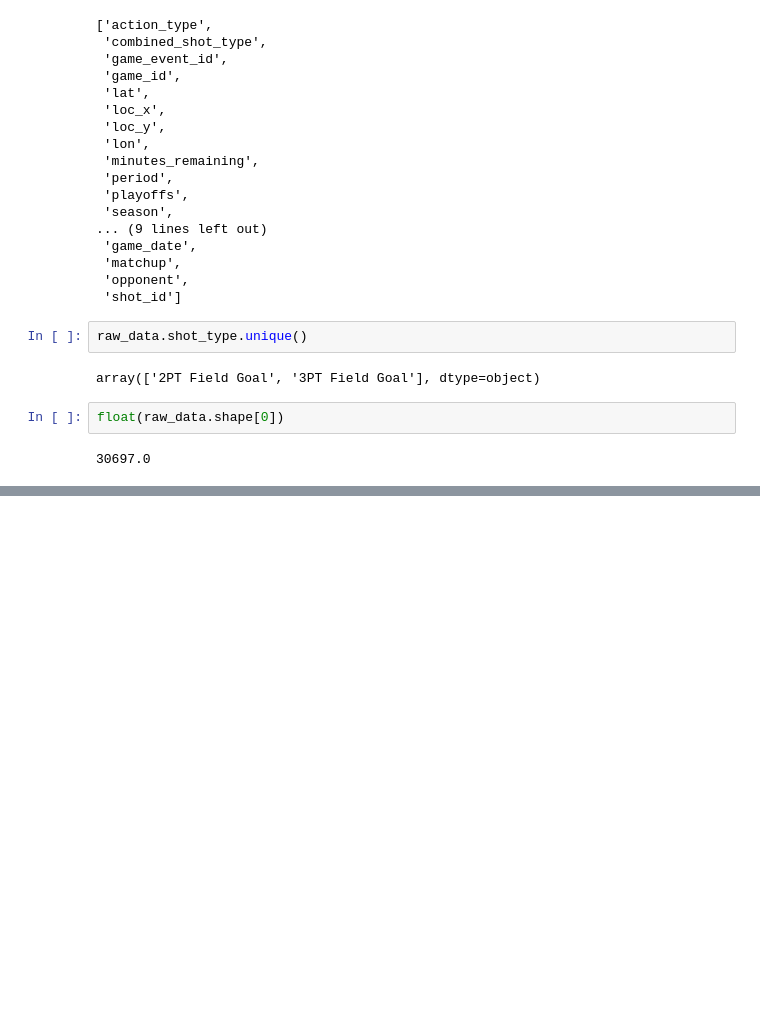
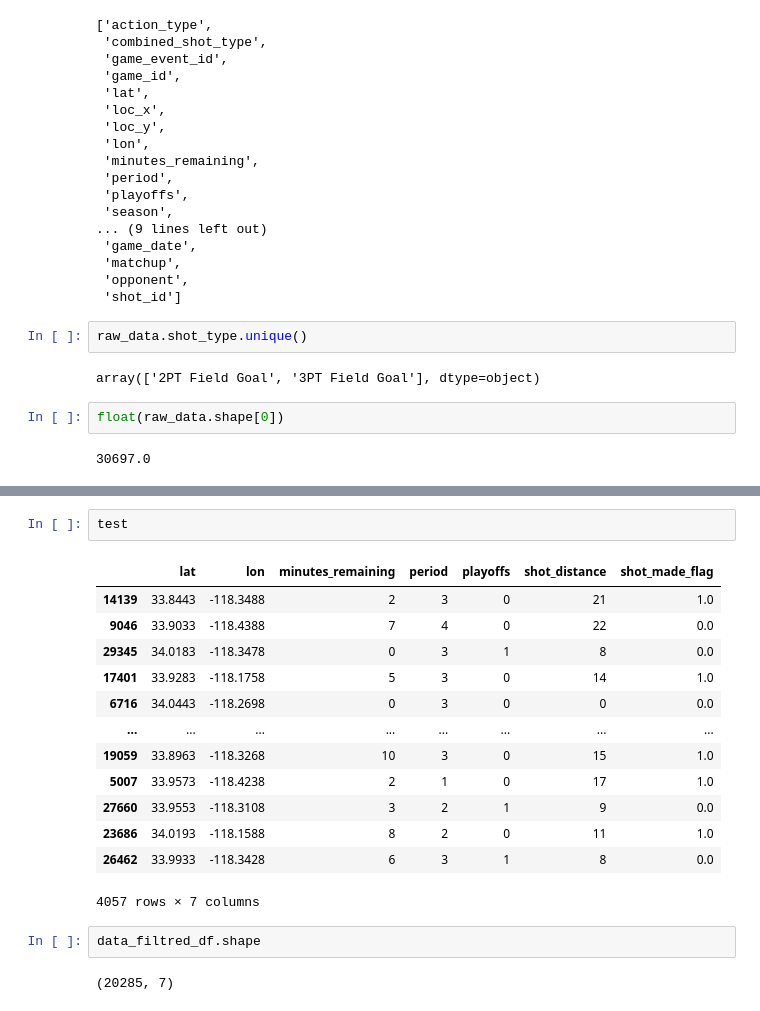
Before and after one commit to walterpl/infnet_IA_course, a Jupyter notebook: eng-ml/notebooks/looking_at_data.ipynb, the cells around one changed output, grey strips where cells are left out. Cells and saved outputs as stored; diff of their text form; blank space fills up the shorter version.

```diff
--- a/eng-ml/notebooks/looking_at_data.ipynb
+++ b/eng-ml/notebooks/looking_at_data.ipynb
@@ -125,0 +142,20 @@ catalog.load('data_filtred')
+# %%
+test
+# %% [output]
+|  | lat | lon | minutes_remaining | period | playoffs | shot_distance | shot_made_flag |
+| 14139 | 33.8443 | -118.3488 | 2 | 3 | 0 | 21 | 1.0 |
+| 9046 | 33.9033 | -118.4388 | 7 | 4 | 0 | 22 | 0.0 |
+| 29345 | 34.0183 | -118.3478 | 0 | 3 | 1 | 8 | 0.0 |
+| 17401 | 33.9283 | -118.1758 | 5 | 3 | 0 | 14 | 1.0 |
+| 6716 | 34.0443 | -118.2698 | 0 | 3 | 0 | 0 | 0.0 |
+| ... | ... | ... | ... | ... | ... | ... | ... |
+| 19059 | 33.8963 | -118.3268 | 10 | 3 | 0 | 15 | 1.0 |
+| 5007 | 33.9573 | -118.4238 | 2 | 1 | 0 | 17 | 1.0 |
+| 27660 | 33.9553 | -118.3108 | 3 | 2 | 1 | 9 | 0.0 |
+| 23686 | 34.0193 | -118.1588 | 8 | 2 | 0 | 11 | 1.0 |
+| 26462 | 33.9933 | -118.3428 | 6 | 3 | 1 | 8 | 0.0 |
+4057 rows × 7 columns
+# %%
+data_filtred_df.shape
+# %% [output]
+(20285, 7)
```
Also changed, not shown: parts of 7 cells of this notebook, 25 other files.
